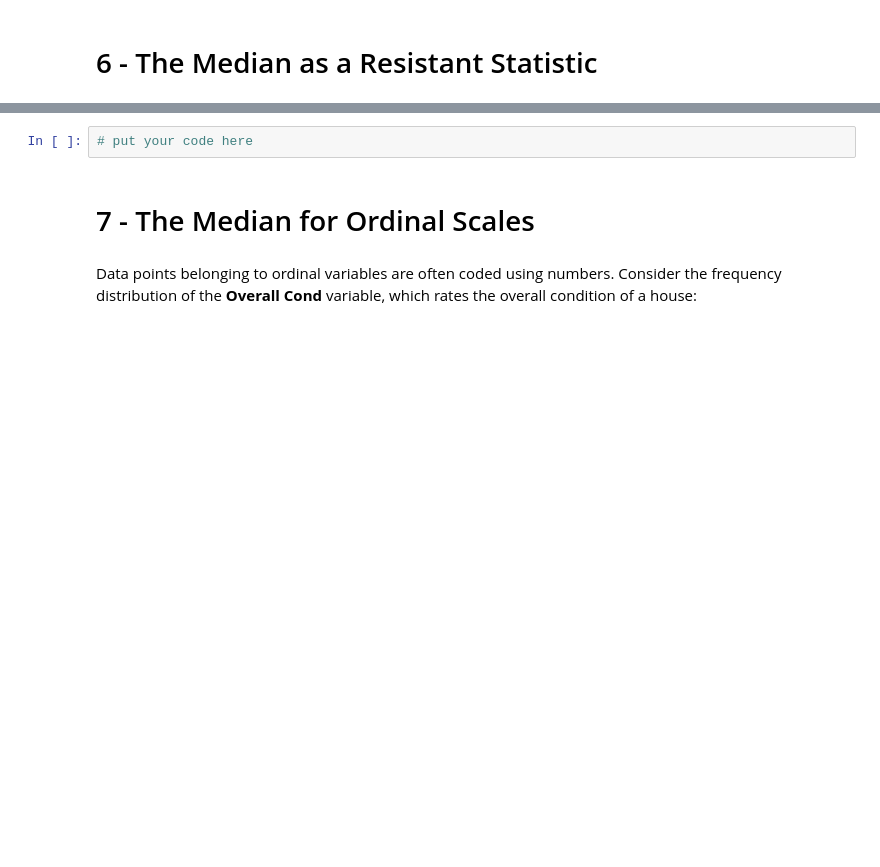
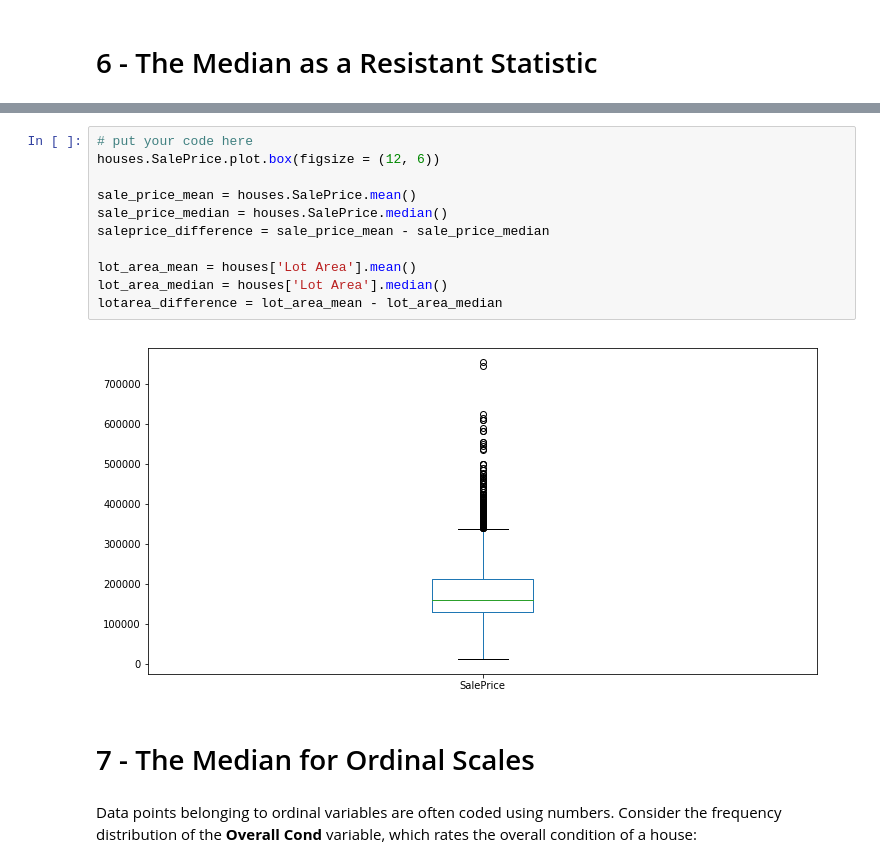
Before and after one commit to jancyaragao/-Probability_AverageStudy, a Jupyter notebook: Aula#17/Lesson_17_The_Weighted_Mean_and_the_Median.ipynb, the cells around one changed output, grey strips where cells are left out. Saved outputs shown, nothing was run; the diff lists cells and outputs as text; blank space fills up the shorter version.

```diff
--- a/Aula#17/Lesson_17_The_Weighted_Mean_and_the_Median.ipynb
+++ b/Aula#17/Lesson_17_The_Weighted_Mean_and_the_Median.ipynb
@@ -307,8 +371,19 @@ The mean is heavily influenced by the person winning 800,000, and it amounts to
   - Assign the difference for the **Lot Area** column to a variable named **lotarea_difference.**
   - Assign the difference for the **SalePrice** column to a variable named **saleprice_difference.**
   - Inspect the differences. Do you find the differences large?
-# %%
-# put your code here
+# %%
+# put your code here
+houses.SalePrice.plot.box(figsize = (12, 6))
+
+sale_price_mean = houses.SalePrice.mean()
+sale_price_median = houses.SalePrice.median()
+saleprice_difference = sale_price_mean - sale_price_median
+
+lot_area_mean = houses['Lot Area'].mean()
+lot_area_median = houses['Lot Area'].median()
+lotarea_difference = lot_area_mean - lot_area_median
+# %% [output]
+[figure, added]
 # %% [markdown]
 # 7 - The Median for Ordinal Scales
 # %% [markdown]
```
Also changed, not shown: parts of 10 cells of this notebook.
